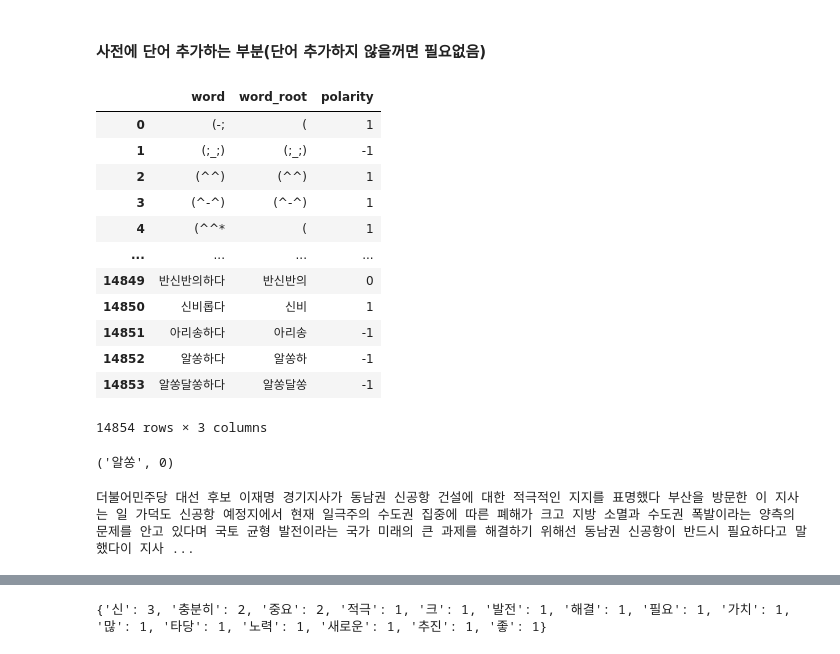
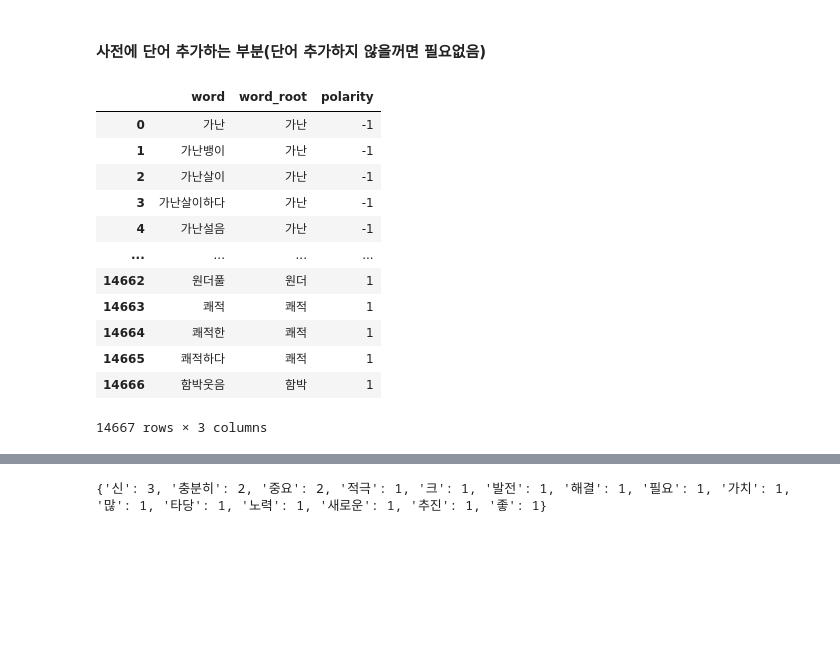
Before and after one commit to tecktonik08/Team_Project02, a Jupyter notebook: deeplearning_okt_wordcloud.ipynb, the cells around one changed output, grey strips where cells are left out. Drawn from its saved outputs; the diff is of its cells as text; code cells hidden in the pictures; blank space fills up the shorter version.

```diff
--- a/deeplearning_okt_wordcloud.ipynb
+++ b/deeplearning_okt_wordcloud.ipynb
@@ -104,23 +73,22 @@ SentiWord.to_csv('SentiWord_info.csv', index=False) # json 파일을 csv로 저
 # %%
-sw = pd.read_csv('SentiWord_info.csv')
+sw = pd.read_csv('SentiWrod_info1.csv')
 sw
 # %% [output]
 |  | word | word_root | polarity |
-| 0 | (-; | ( | 1 |
-| 1 | (;_;) | (;_;) | -1 |
-| 2 | (^^) | (^^) | 1 |
-| 3 | (^-^) | (^-^) | 1 |
-| 4 | (^^* | ( | 1 |
+| 0 | 가난 | 가난 | -1 |
+| 1 | 가난뱅이 | 가난 | -1 |
+| 2 | 가난살이 | 가난 | -1 |
+| 3 | 가난살이하다 | 가난 | -1 |
+| 4 | 가난설음 | 가난 | -1 |
 | ... | ... | ... | ... |
-| 14849 | 반신반의하다 | 반신반의 | 0 |
-| 14850 | 신비롭다 | 신비 | 1 |
-| 14851 | 아리송하다 | 아리송 | -1 |
-| 14852 | 알쏭하다 | 알쏭하 | -1 |
-| 14853 | 알쏭달쏭하다 | 알쏭달쏭 | -1 |
+| 14662 | 원더풀 | 원더 | 1 |
+| 14663 | 쾌적 | 쾌적 | 1 |
+| 14664 | 쾌적한 | 쾌적 | 1 |
+| 14665 | 쾌적하다 | 쾌적 | 1 |
+| 14666 | 함박웃음 | 함박 | 1 |
-14854 rows × 3 columns
+14667 rows × 3 columns
 # %%
-SentiWord = pd.read_csv('SentiWord_info.csv') # csv를 불러옴
-word = '알쏭'
+SentiWord = pd.read_csv('SentiWrod_info1.csv') # csv를 불러옴
 SentiWord.loc[len(SentiWord)] = ['징용','징용',-2]  # 맨 끝에 징용 -2를 줌
 SentiWord.loc[len(SentiWord)] = ['합의','합의',1] # 맨 끝에 합의 +1 을 줌
 SentiWord.tail()
@@ -132,7 +100,3 @@ def pos_neg(word):
     except:
         word_res = (word, 0)
     return word_res
-
-pos_neg('알쏭')
-# %% [output]
-('알쏭', 0)
@@ -139,7 +109,5 @@ pos_neg('알쏭')
 # %%
-article = mec(10)
+article = mec(0)
-# %% [output]
-더불어민주당 대선 후보 이재명 경기지사가 동남권 신공항 건설에 대한 적극적인 지지를 표명했다 부산을 방문한 이 지사는 일 가덕도 신공항 예정지에서 현재 일극주의 수도권 집중에 따른 폐해가 크고 지방 소멸과 수도권 폭발이라는 양측의 문제를 안고 있다며 국토 균형 발전이라는 국가 미래의 큰 과제를 해결하기 위해선 동남권 신공항이 반드시 필요하다고 말했다이 지사 ...
 # %%
 from tqdm import tqdm
 pos_list = []
```
Also changed, not shown: parts of 16 cells of this notebook.
